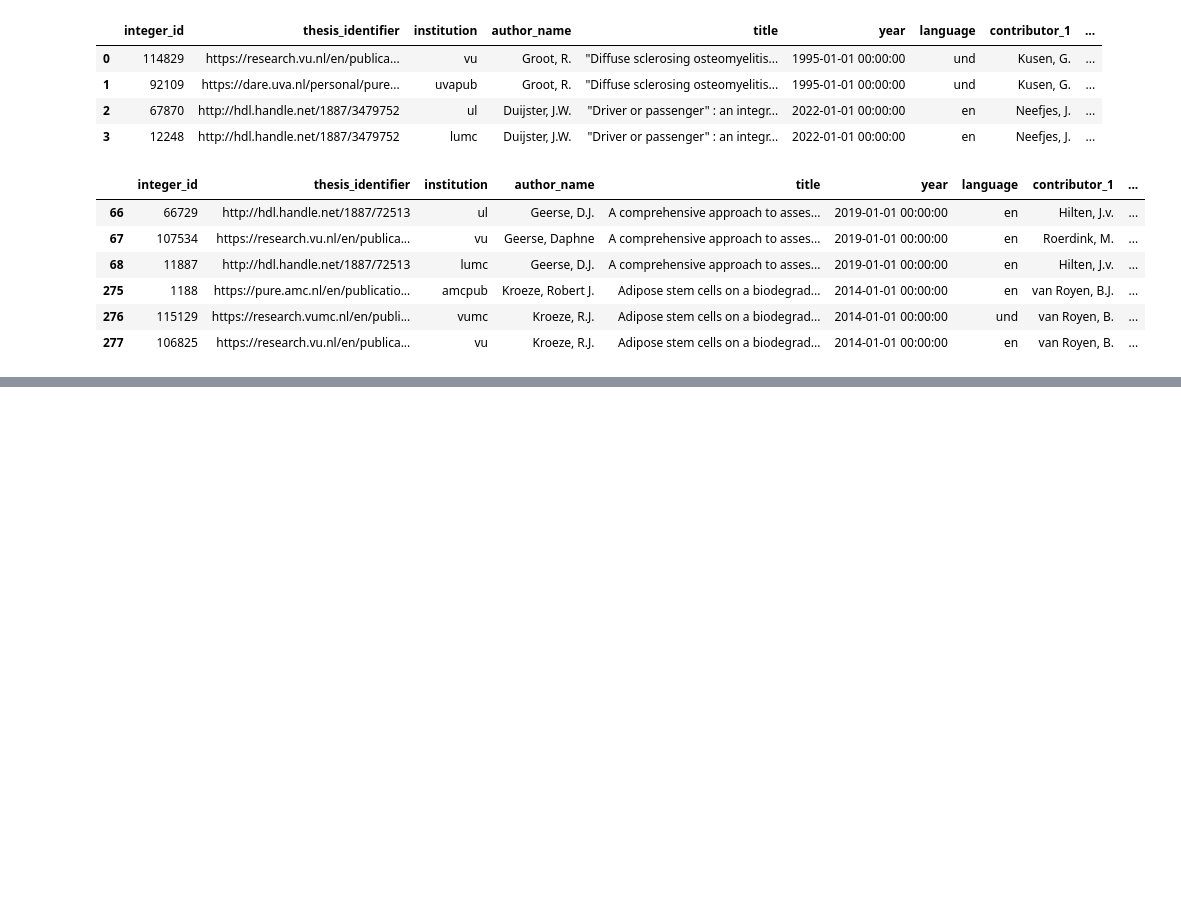
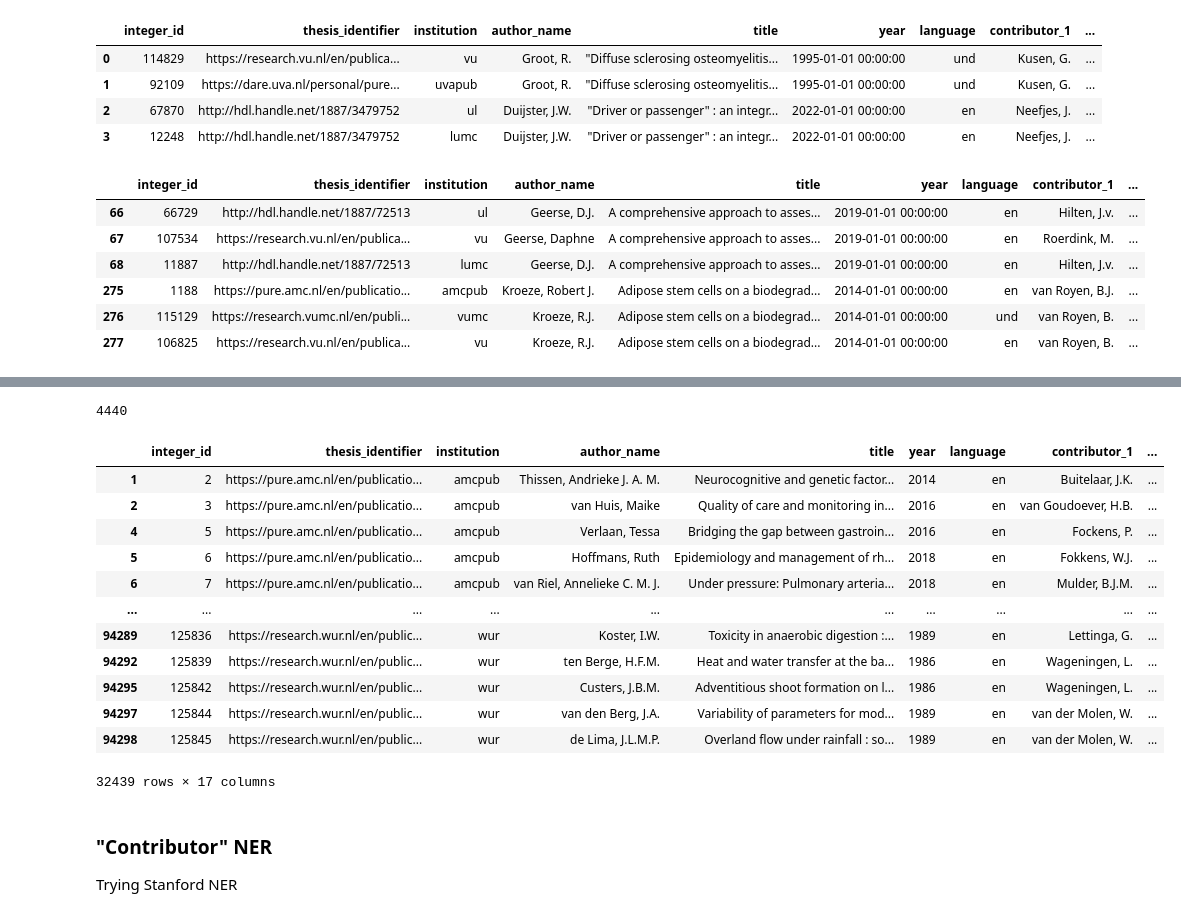
Before and after one commit to StefKirsch/clean-and-enrich-phd-supervisor-data, a Jupyter notebook: EDA.ipynb, the cells around one changed output, grey strips where cells are left out. Cells and saved outputs as stored; diff of their text form; code cells hidden in the pictures; blank space fills up the shorter version.

```diff
--- a/EDA.ipynb
+++ b/EDA.ipynb
@@ -266,0 +282,14 @@ more_than_2_dup.head(6)
+# %%
+both = []
+unique_authors = set(df['author_name'])
+for column in df.columns[7:17]:
+    unique_names = set(df[column])
+    common_names = unique_authors.intersection(unique_names)
+    both.append(common_names)
+
+merged_list = []
+for s in both:
+    merged_list.extend(s)
+
+unique_list = list(set(merged_list))
+unique_list
@@ -266,0 +314,25 @@ more_than_2_dup.head(6)
+# %%
+print('{} are also contributors'.format(len(unique_list)))
+# %% [output]
+4440
+# %%
+# investivate these rows
+result = df[df.isin(unique_list).any(axis=1)]
+result
+# %% [output]
+|  | integer_id | thesis_identifier | institution | author_name | title | year | language | contributor_1 | ... |
+| 1 | 2 | https://pure.amc.nl/en/publicatio... | amcpub | Thissen, Andrieke J. A. M. | Neurocognitive and genetic factor... | 2014 | en | Buitelaar, J.K. | ... |
+| 2 | 3 | https://pure.amc.nl/en/publicatio... | amcpub | van Huis, Maike | Quality of care and monitoring in... | 2016 | en | van Goudoever, H.B. | ... |
+| 4 | 5 | https://pure.amc.nl/en/publicatio... | amcpub | Verlaan, Tessa | Bridging the gap between gastroin... | 2016 | en | Fockens, P. | ... |
+| 5 | 6 | https://pure.amc.nl/en/publicatio... | amcpub | Hoffmans, Ruth | Epidemiology and management of rh... | 2018 | en | Fokkens, W.J. | ... |
+| 6 | 7 | https://pure.amc.nl/en/publicatio... | amcpub | van Riel, Annelieke C. M. J. | Under pressure: Pulmonary arteria... | 2018 | en | Mulder, B.J.M. | ... |
+| ... | ... | ... | ... | ... | ... | ... | ... | ... | ... |
+| 94289 | 125836 | https://research.wur.nl/en/public... | wur | Koster, I.W. | Toxicity in anaerobic digestion :... | 1989 | en | Lettinga, G. | ... |
+| 94292 | 125839 | https://research.wur.nl/en/public... | wur | ten Berge, H.F.M. | Heat and water transfer at the ba... | 1986 | en | Wageningen, L. | ... |
+| 94295 | 125842 | https://research.wur.nl/en/public... | wur | Custers, J.B.M. | Adventitious shoot formation on l... | 1986 | en | Wageningen, L. | ... |
+| 94297 | 125844 | https://research.wur.nl/en/public... | wur | van den Berg, J.A. | Variability of parameters for mod... | 1989 | en | van der Molen, W. | ... |
+| 94298 | 125845 | https://research.wur.nl/en/public... | wur | de Lima, J.L.M.P. | Overland flow under rainfall : so... | 1989 | en | van der Molen, W. | ... |
+32439 rows × 17 columns
+# %% [markdown]
+### "Contributor" NER
+Trying Stanford NER
```
Also changed, not shown: parts of 38 cells of this notebook.
